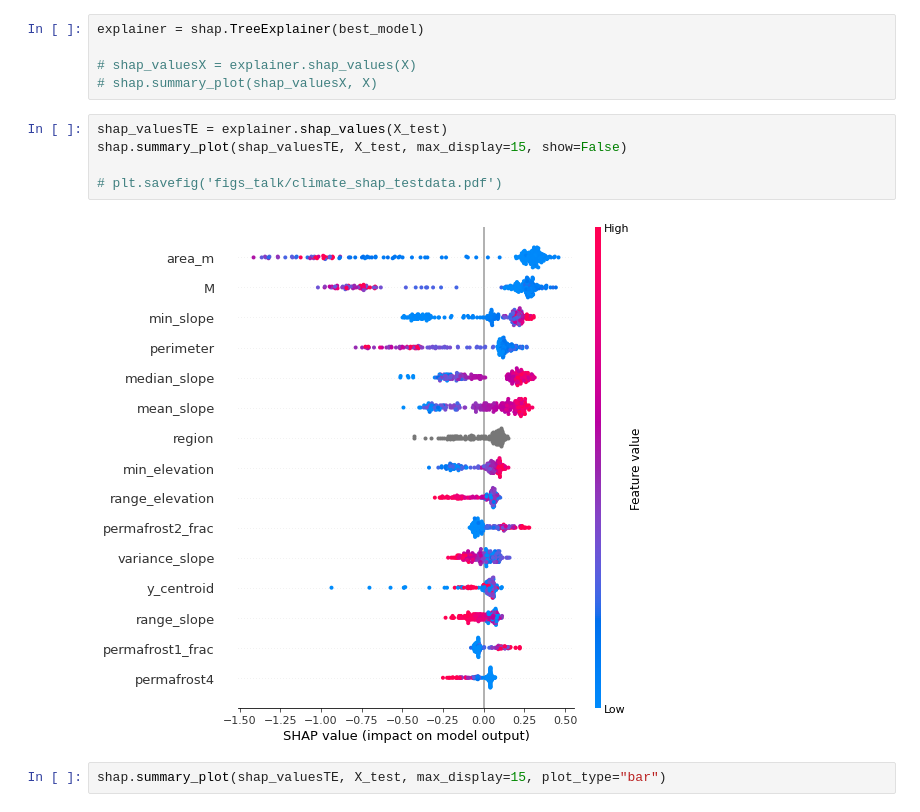
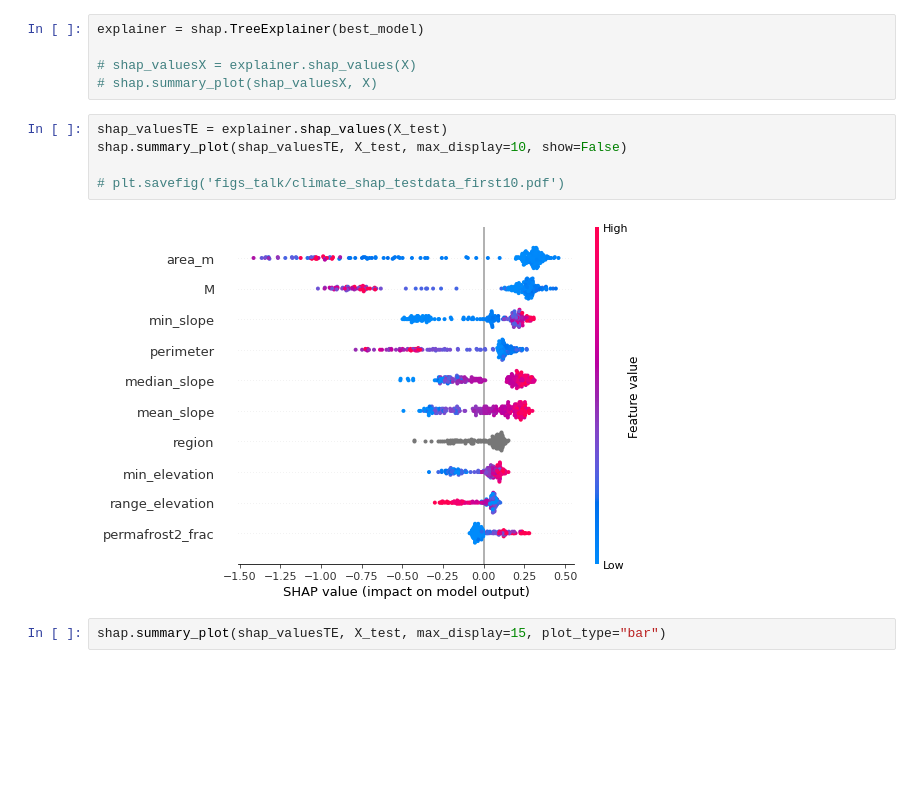
Before and after one commit to varyabazilova/alluvialfans, a Jupyter notebook: ml_model/catboost_morph_climate.ipynb, the cells around one changed output. Drawn from its saved outputs; the diff is of its cells as text; blank space fills up the shorter version.

Commit message:
before talk

```diff
--- a/ml_model/catboost_morph_climate.ipynb
+++ b/ml_model/catboost_morph_climate.ipynb
@@ -282,11 +284,11 @@ explainer = shap.TreeExplainer(best_model)
 # shap.summary_plot(shap_valuesX, X)
 # %%
 shap_valuesTE = explainer.shap_values(X_test)
-shap.summary_plot(shap_valuesTE, X_test, max_display=15, show=False)
+shap.summary_plot(shap_valuesTE, X_test, max_display=10, show=False)
 
-# plt.savefig('figs_talk/climate_shap_testdata.pdf')
+# plt.savefig('figs_talk/climate_shap_testdata_first10.pdf')
 # %% [output]
-[figure, old version]
+[figure, new version]
 # %%
 shap.summary_plot(shap_valuesTE, X_test, max_display=15, plot_type="bar")
 # %% [output]
```
Also changed, not shown: parts of 4 cells of this notebook, 7 other files.
